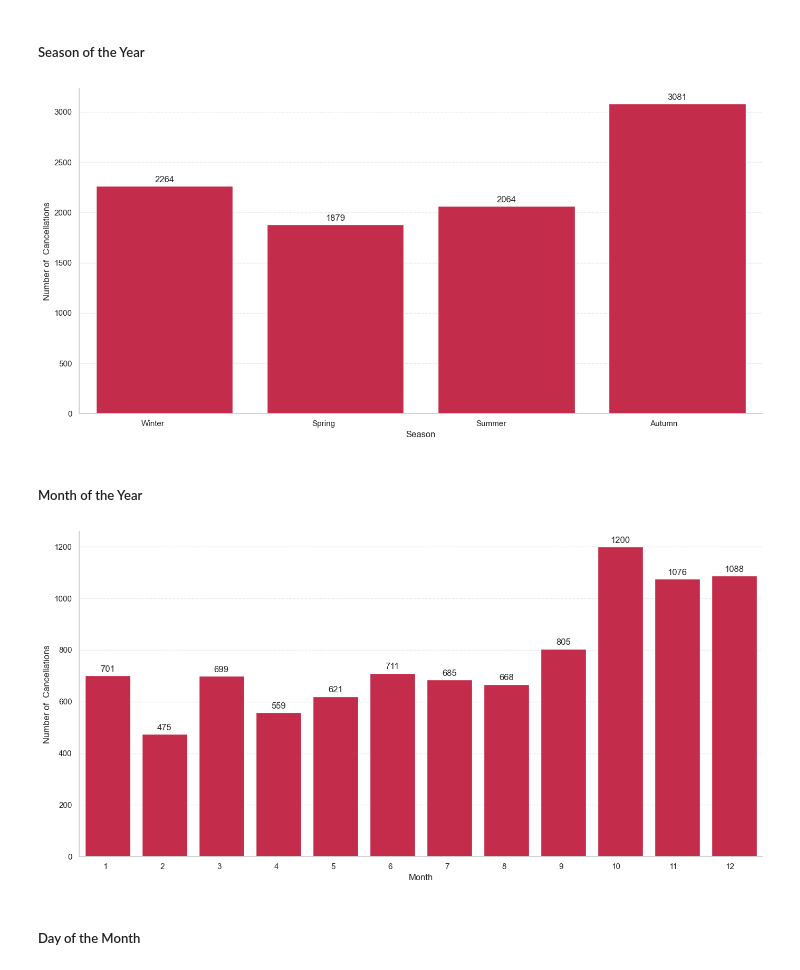
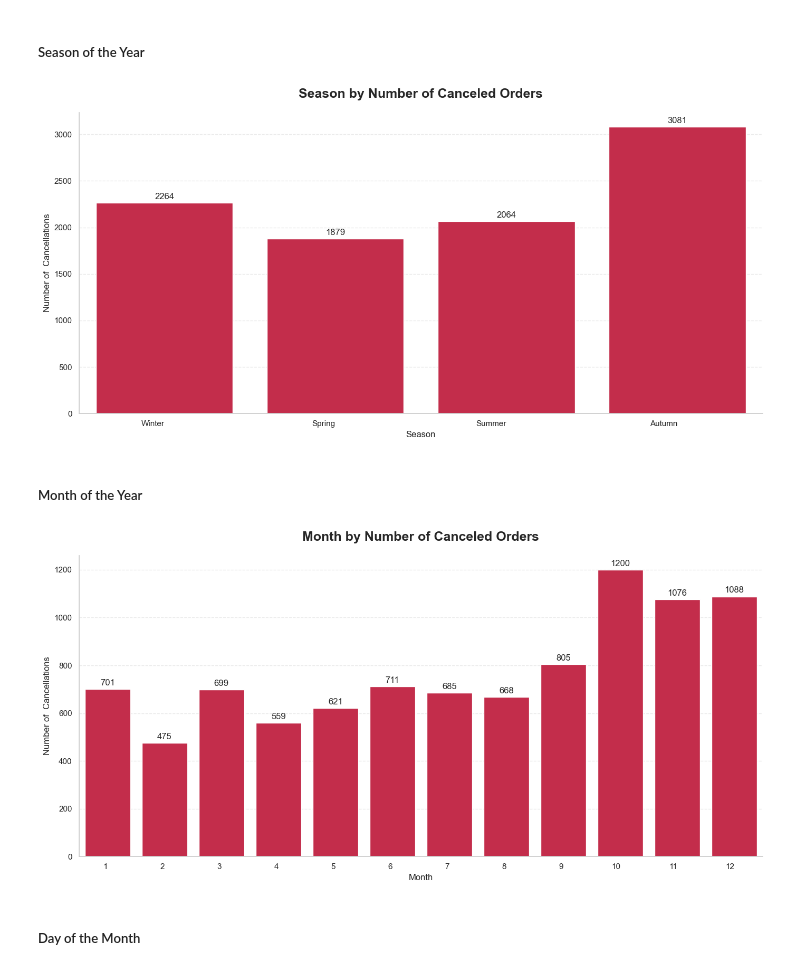
Before and after one commit to Timon-NEON/marketplace_sql_ml_analitics_project, a Jupyter notebook: notebooks/02_sql_analysis.ipynb, the cells around one changed output. Cells and saved outputs as stored; diff of their text form; code cells hidden in the pictures.

Commit message:
Updated analysis and started cancellation prediction.

```diff
--- a/notebooks/02_sql_analysis.ipynb
+++ b/notebooks/02_sql_analysis.ipynb
@@ -407,35 +440,35 @@ query_season_check = """
     SELECT
         season,
         season_int,
         COUNT(*) FILTER (WHERE canceled = true) AS cancellations
     FROM (
         SELECT
             canceled,
             CASE
                 WHEN EXTRACT(MONTH FROM invoicedate) IN (12, 1, 2) THEN 'Winter'
                 WHEN EXTRACT(MONTH FROM invoicedate) IN (3, 4, 5) THEN 'Spring'
                 WHEN EXTRACT(MONTH FROM invoicedate) IN (6, 7, 8) THEN 'Summer'
                 WHEN EXTRACT(MONTH FROM invoicedate) IN (9, 10, 11) THEN 'Autumn'
             END AS season,
             CASE
                 WHEN EXTRACT(MONTH FROM invoicedate) IN (12, 1, 2) THEN 1
                 WHEN EXTRACT(MONTH FROM invoicedate) IN (3, 4, 5) THEN 2
                 WHEN EXTRACT(MONTH FROM invoicedate) IN (6, 7, 8) THEN 3
                 WHEN EXTRACT(MONTH FROM invoicedate) IN (9, 10, 11) THEN 4
             END AS season_int
         FROM sales
     )
     GROUP BY
         season_int, season
     ORDER BY
         season_int
 
 """
 
 df_season_check = pd.read_sql(query_season_check, engine)
-vertical_bar_plot(df_season_check, 'season', 'cancellations', ylabel='Number of  Cancellations')
+vertical_bar_plot(df_season_check, 'season', 'cancellations', title='Season by Number of Canceled Orders', ylabel='Number of  Cancellations')
 # %% [output]
-[figure, old version]
+[figure, new version]
 # %% [markdown]
 ##### Month of the Year
 # %%
@@ -457,9 +490,9 @@ query_month_check = """
 """
 
 df_month_check = pd.read_sql(query_month_check, engine)
-vertical_bar_plot(df_month_check, 'month', 'cancellations', ylabel='Number of  Cancellations')
+vertical_bar_plot(df_month_check, 'month', 'cancellations', title='Month by Number of Canceled Orders',  ylabel='Number of  Cancellations')
 # %% [output]
-[figure, old version]
+[figure, new version]
 # %% [markdown]
 ##### Day of the Month
 # %%
```
Also changed, not shown: parts of 39 cells of this notebook, 17 other files.
